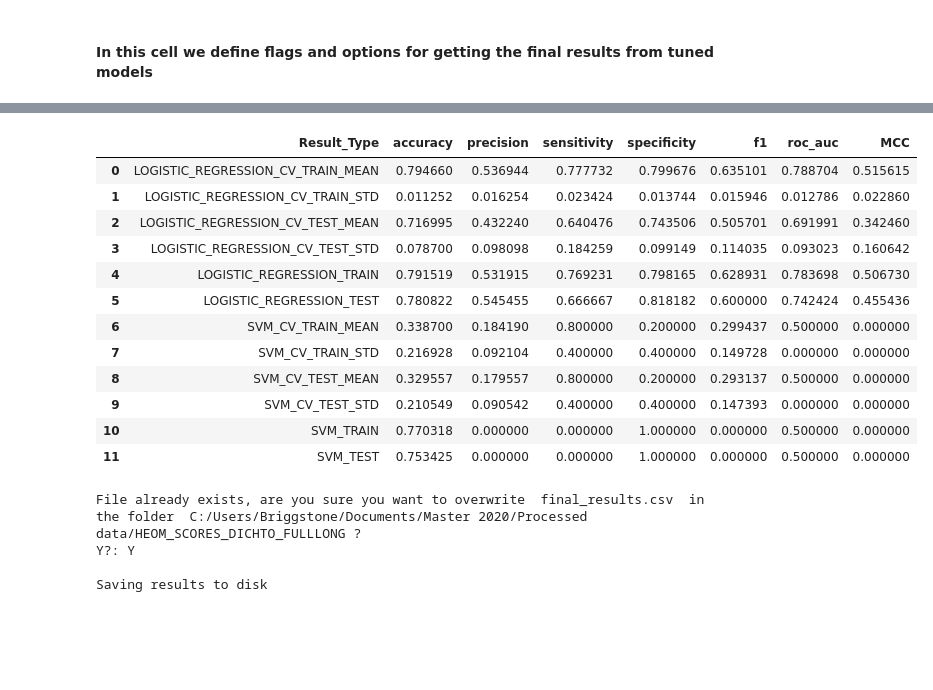
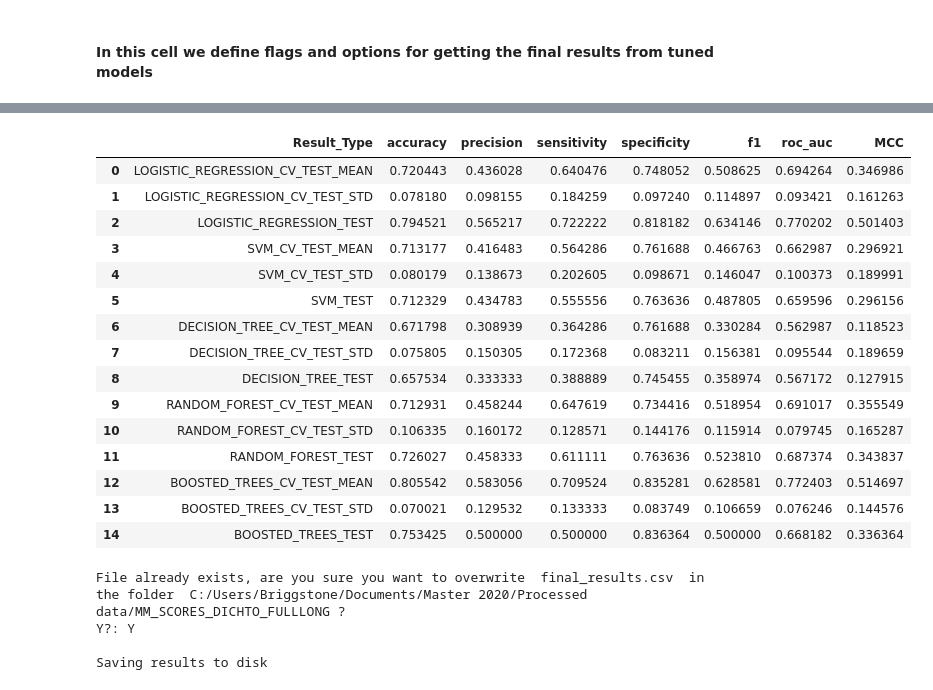
Before and after one commit to Tjersland/Master_2020_Prediction_of_Psychosis_in_Parkinsons_Patients_using_Machine_learning, a Jupyter notebook: 4.non_deep_learning_models.ipynb, the cells around one changed output, grey strips where cells are left out. Cells and saved outputs as stored; diff of their text form; code cells hidden in the pictures; blank space fills up the shorter version.

```diff
--- a/4.non_deep_learning_models.ipynb
+++ b/4.non_deep_learning_models.ipynb
@@ -329,7 +329,7 @@ if ENABLE_LOGISTIC_REGRESSION:
 
 
     #  0 = Manual parameters, 1 = RandomSearch, 2 = Gridsearch
-    LOGISTIC_REGRESSION_TUNING_METHOD = 1
+    LOGISTIC_REGRESSION_TUNING_METHOD = 0
 
     if LOGISTIC_REGRESSION_TUNING_METHOD == 0:
 
@@ -338,7 +338,7 @@ if ENABLE_LOGISTIC_REGRESSION:
             "solver" : "lbfgs",
             "class_weight": "balanced",
             "n_jobs": 4,
-            "C" : 5
+            "C" : 0.03
         }
 
 
@@ -516,6 +531,18 @@ if ENABLE_SVM:
 # %% [markdown]
 #### In this cell we set all flags and parameters for the single decision tree
 # %%
+'''
+Parameters for decision tree can be found here:
+https://scikit-learn.org/stable/modules/generated/sklearn.tree.DecisionTreeClassifier.html#sklearn.tree.DecisionTreeClassifier
+
+Esentially the only parameters of interest are:
+Class weights, used to give more weight to the less represented class. Probably best left on balanced
+Criterion can be left at gini, but entropy is also supported
+ccp_alpha, which is the tuning parameter used in the Minimal Cost-Complexity Pruning, a lower value means a more pruned tree
+'''
+
+
+
 '''
     Flags and Parameters for the single decision tree
 '''
@@ -538,7 +565,7 @@ if ENABLE_DECISION_TREE:
 
     #Use this to show a visual presentation of the decision tree built on the training data
     # 0 = No, 1 = Yes
-    DECISION_TREE_PLOT_TREE = 1
+    DECISION_TREE_PLOT_TREE = 0
 
     if DECISION_TREE_PLOT_TREE:
 
@@ -564,7 +591,7 @@ if ENABLE_DECISION_TREE:
             "criterion" : "gini",
             "splitter" : "best",
             "class_weight" : "balanced",
-            "ccp_alpha" : 0.0
+            "ccp_alpha" : 0.001
         }
 
 
@@ -580,11 +607,11 @@ if ENABLE_DECISION_TREE:
 
             #Set the number of random searches performed using the distributions provided
             #More iterations, likely better results, but worse performance
-            DECISION_TREE_RANDOMSEARCH_N_ITER = 2
+            DECISION_TREE_RANDOMSEARCH_N_ITER = 1000
 
             #Use this to define the distributions to search through in randomsearch
             DECISION_TREE_PARAMS_RANDOM_SEARCH = {
-                "ccp_alpha" : stats.uniform(0, 1)
+                "ccp_alpha" : stats.uniform(0,0.2)
              }
 
 
@@ -918,7 +1004,7 @@ if ENABLE_BOOSTED_TREES:
     Flags and Parameters for final results
 '''
 # 0 = No, 1 = Yes
-ENABLE_FINAL_RESULTS = 0
+ENABLE_FINAL_RESULTS = 1
 
 if ENABLE_FINAL_RESULTS:
 
@@ -950,8 +1036,8 @@ if ENABLE_FINAL_RESULTS:
 
 
     # 0 = No, 1 = Yes
-    REPORT_CV_TRAIN_MEAN = 1
-    REPORT_CV_TRAIN_STD = 1
+    REPORT_CV_TRAIN_MEAN = 0
+    REPORT_CV_TRAIN_STD = 0
 
     # 0 = No, 1 = Yes
     REPORT_CV_TEST_MEAN = 1
@@ -959,7 +1045,7 @@ if ENABLE_FINAL_RESULTS:
 
     # For actual train and test data, not CV
     # 0 = No, 1 = Yes
-    REPORT_TRAIN = 1
+    REPORT_TRAIN = 0
     REPORT_TEST = 1
 
 
@@ -977,22 +1063,22 @@ if ENABLE_FINAL_RESULTS:
         SVM_PARAMS = "bestparams.txt"
 
     # 0 = No, 1 = Yes
-    FINAL_RESULTS_DECISION_TREE = 0
+    FINAL_RESULTS_DECISION_TREE = 1
     if FINAL_RESULTS_DECISION_TREE:
         #text file with the params you want to use in the final results
         DECISION_TREE_PARAMS = "bestparams.txt"
 
     # 0 = No, 1 = Yes
-    FINAL_RESULTS_RANDOM_FOREST = 0
+    FINAL_RESULTS_RANDOM_FOREST = 1
     if FINAL_RESULTS_RANDOM_FOREST:
         #text file with the params you want to use in the final results
         RANDOM_FOREST_PARAMS = "bestparams.txt"
 
     # 0 = No, 1 = Yes
-    FINAL_RESULTS_BOOSTED_TREES = 0
+    FINAL_RESULTS_BOOSTED_TREES = 1
     if FINAL_RESULTS_BOOSTED_TREES:
         #text file with the params you want to use in the final results
-        DECISION_TREE_PARAMS = "bestparams.txt"
+        BOOSTED_TREES_PARAMS = "bestparams.txt"
 
     # 0 = No, 1 = Yes
     #Will be saved as a csv file with the name specified in the currently used folder
@@ -1133,7 +1219,7 @@ if ENABLE_FINAL_RESULTS:
 
 
     if FINAL_RESULTS_RANDOM_FOREST:
-        filepath = output_filepath + '/' + FOLDER_NAME + '/RANDOM_FOREST_' + DECISION_TREE_PARAMS
+        filepath = output_filepath + '/' + FOLDER_NAME + '/RANDOM_FOREST_' + RANDOM_FOREST_PARAMS
         with open(filepath,'r') as f:
             params = json.load(f)
 
@@ -1147,7 +1233,7 @@ if ENABLE_FINAL_RESULTS:
 
 
     if FINAL_RESULTS_BOOSTED_TREES:
-        filepath = output_filepath + '/' + FOLDER_NAME + '/BOOSTED_TREES_' + DECISION_TREE_PARAMS
+        filepath = output_filepath + '/' + FOLDER_NAME + '/BOOSTED_TREES_' + BOOSTED_TREES_PARAMS
         with open(filepath,'r') as f:
             params = json.load(f)
 
@@ -1179,17 +1271,20 @@ if ENABLE_FINAL_RESULTS:
 |  | Result_Type | accuracy | precision | sensitivity | specificity | f1 | roc_auc | MCC |
-| 0 | LOGISTIC_REGRESSION_CV_TRAIN_MEAN | 0.794660 | 0.536944 | 0.777732 | 0.799676 | 0.635101 | 0.788704 | 0.515615 |
-| 1 | LOGISTIC_REGRESSION_CV_TRAIN_STD | 0.011252 | 0.016254 | 0.023424 | 0.013744 | 0.015946 | 0.012786 | 0.022860 |
-| 2 | LOGISTIC_REGRESSION_CV_TEST_MEAN | 0.716995 | 0.432240 | 0.640476 | 0.743506 | 0.505701 | 0.691991 | 0.342460 |
-| 3 | LOGISTIC_REGRESSION_CV_TEST_STD | 0.078700 | 0.098098 | 0.184259 | 0.099149 | 0.114035 | 0.093023 | 0.160642 |
-| 4 | LOGISTIC_REGRESSION_TRAIN | 0.791519 | 0.531915 | 0.769231 | 0.798165 | 0.628931 | 0.783698 | 0.506730 |
-| 5 | LOGISTIC_REGRESSION_TEST | 0.780822 | 0.545455 | 0.666667 | 0.818182 | 0.600000 | 0.742424 | 0.455436 |
-| 6 | SVM_CV_TRAIN_MEAN | 0.338700 | 0.184190 | 0.800000 | 0.200000 | 0.299437 | 0.500000 | 0.000000 |
-| 7 | SVM_CV_TRAIN_STD | 0.216928 | 0.092104 | 0.400000 | 0.400000 | 0.149728 | 0.000000 | 0.000000 |
-| 8 | SVM_CV_TEST_MEAN | 0.329557 | 0.179557 | 0.800000 | 0.200000 | 0.293137 | 0.500000 | 0.000000 |
-| 9 | SVM_CV_TEST_STD | 0.210549 | 0.090542 | 0.400000 | 0.400000 | 0.147393 | 0.000000 | 0.000000 |
-| 10 | SVM_TRAIN | 0.770318 | 0.000000 | 0.000000 | 1.000000 | 0.000000 | 0.500000 | 0.000000 |
-| 11 | SVM_TEST | 0.753425 | 0.000000 | 0.000000 | 1.000000 | 0.000000 | 0.500000 | 0.000000 |
+| 0 | LOGISTIC_REGRESSION_CV_TEST_MEAN | 0.720443 | 0.436028 | 0.640476 | 0.748052 | 0.508625 | 0.694264 | 0.346986 |
+| 1 | LOGISTIC_REGRESSION_CV_TEST_STD | 0.078180 | 0.098155 | 0.184259 | 0.097240 | 0.114897 | 0.093421 | 0.161263 |
+| 2 | LOGISTIC_REGRESSION_TEST | 0.794521 | 0.565217 | 0.722222 | 0.818182 | 0.634146 | 0.770202 | 0.501403 |
+| 3 | SVM_CV_TEST_MEAN | 0.713177 | 0.416483 | 0.564286 | 0.761688 | 0.466763 | 0.662987 | 0.296921 |
+| 4 | SVM_CV_TEST_STD | 0.080179 | 0.138673 | 0.202605 | 0.098671 | 0.146047 | 0.100373 | 0.189991 |
+| 5 | SVM_TEST | 0.712329 | 0.434783 | 0.555556 | 0.763636 | 0.487805 | 0.659596 | 0.296156 |
+| 6 | DECISION_TREE_CV_TEST_MEAN | 0.671798 | 0.308939 | 0.364286 | 0.761688 | 0.330284 | 0.562987 | 0.118523 |
+| 7 | DECISION_TREE_CV_TEST_STD | 0.075805 | 0.150305 | 0.172368 | 0.083211 | 0.156381 | 0.095544 | 0.189659 |
+| 8 | DECISION_TREE_TEST | 0.657534 | 0.333333 | 0.388889 | 0.745455 | 0.358974 | 0.567172 | 0.127915 |
+| 9 | RANDOM_FOREST_CV_TEST_MEAN | 0.712931 | 0.458244 | 0.647619 | 0.734416 | 0.518954 | 0.691017 | 0.355549 |
+| 10 | RANDOM_FOREST_CV_TEST_STD | 0.106335 | 0.160172 | 0.128571 | 0.144176 | 0.115914 | 0.079745 | 0.165287 |
+| 11 | RANDOM_FOREST_TEST | 0.726027 | 0.458333 | 0.611111 | 0.763636 | 0.523810 | 0.687374 | 0.343837 |
+| 12 | BOOSTED_TREES_CV_TEST_MEAN | 0.805542 | 0.583056 | 0.709524 | 0.835281 | 0.628581 | 0.772403 | 0.514697 |
+| 13 | BOOSTED_TREES_CV_TEST_STD | 0.070021 | 0.129532 | 0.133333 | 0.083749 | 0.106659 | 0.076246 | 0.144576 |
+| 14 | BOOSTED_TREES_TEST | 0.753425 | 0.500000 | 0.500000 | 0.836364 | 0.500000 | 0.668182 | 0.336364 |
-File already exists, are you sure you want to overwrite  final_results.csv  in the folder  C:/Users/Briggstone/Documents/Master 2020/Processed data/HEOM_SCORES_DICHTO_FULLLONG ?
+File already exists, are you sure you want to overwrite  final_results.csv  in the folder  C:/Users/Briggstone/Documents/Master 2020/Processed data/MM_SCORES_DICHTO_FULLLONG ?
 Y?: Y
 
 Saving results to disk
```
Also changed, not shown: parts of 7 cells of this notebook.
